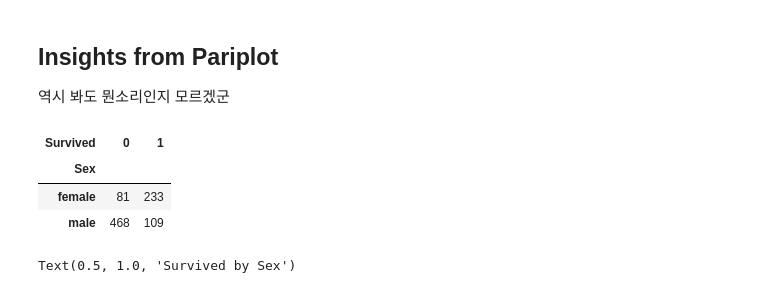
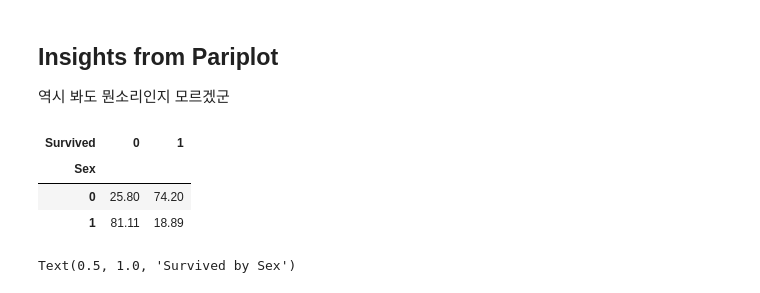
Before and after one commit to ramsoi53/ramsoi, a Jupyter notebook: ML_Titanic.ipynb, the cells around one changed output. Saved outputs shown, nothing was run; the diff lists cells and outputs as text; code cells hidden in the pictures.

```diff
--- a/ML_Titanic.ipynb
+++ b/ML_Titanic.ipynb
@@ -147,13 +81,12 @@ sns.pairplot(df_train)
 # %%
 # Sex와 Survival(0 = die / 1=survived)
-t = pd.crosstab(df_train['Sex'], df_train['Survived'])
+t = pd.crosstab(df_train['Sex'], df_train['Survived'], normalize='index').round(4)*100
 t
-# survival rate of female is definitely higher.
 # %% [output]
 | Survived | 0 | 1 |
 | Sex |  |  |
-| female | 81 | 233 |
-| male | 468 | 109 |
+| 0 | 25.80 | 74.20 |
+| 1 | 81.11 | 18.89 |
 # %%
 # Visualization
 sns.countplot('Survived', data=df_train, hue='Sex')
```
Also changed, not shown: parts of 14 cells of this notebook.
